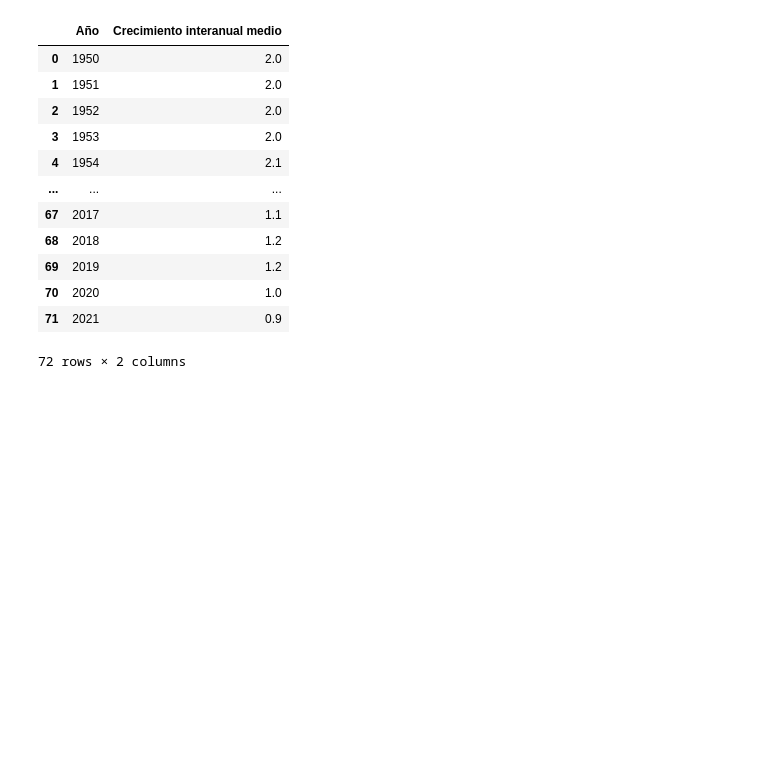
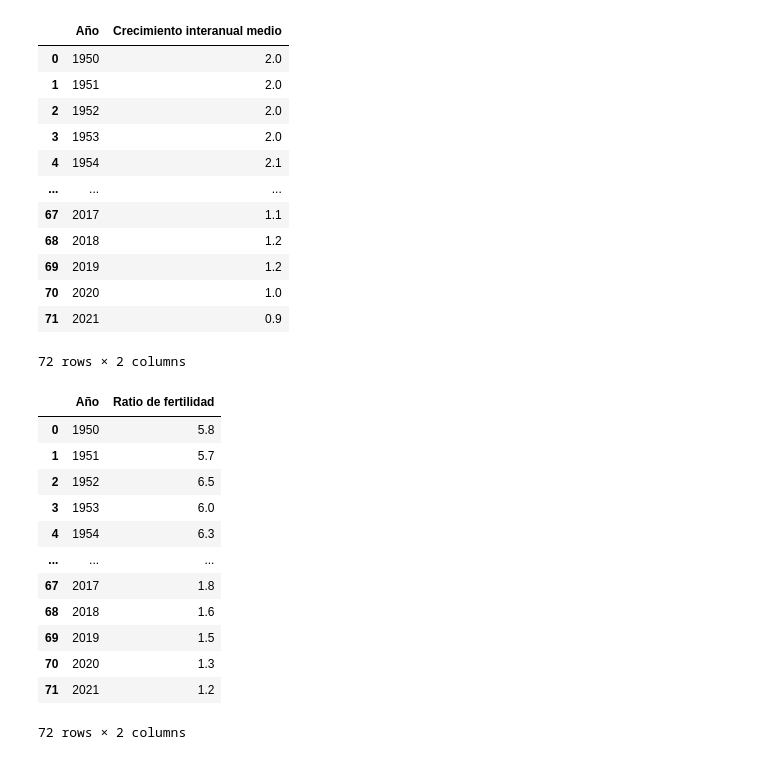
Before and after one commit to appeceix/China_population_EDA, a Jupyter notebook: main.ipynb, the cells around one changed output. Saved outputs shown, nothing was run; the diff lists cells and outputs as text; code cells hidden in the pictures; blank space fills up the shorter version.

Commit message:
Adding fertility and growing comparison

```diff
--- a/main.ipynb
+++ b/main.ipynb
@@ -149,3 +150,32 @@ fig_control_natalidad.add_annotation(x=1980, y=df_var_interanual_china.loc[df_va
                     text="Hijo único",
                     showarrow=True, arrowhead=5)
 fig_control_natalidad.show()
+# %%
+# Ahora empezaremos a trabajar con otro conjunto de datos centrado en el ratio de fertilidad.
+path_global_fertility = "./Data/fertility-rate.csv"
+df_global_fertility = pd.read_csv(path_global_fertility)
+df_global_fertility = df_global_fertility[["Country name", "Year", "Fertility rate: children per woman"]]
+df_global_fertility = df_global_fertility.rename(
+    columns={"Year": "Año", "Fertility rate: children per woman": "Ratio de fertilidad"}
+    )
+# df_global_fertility
+# %%
+# Filtramos el dataset previo para obtener los datos de China.
+
+df_china_fertility = df_global_fertility[df_global_fertility["Country name"] == "China"].reset_index()
+df_china_fertility = df_china_fertility[["Año", "Ratio de fertilidad"]]
+df_china_fertility
+# %% [output]
+|  | Año | Ratio de fertilidad |
+| 0 | 1950 | 5.8 |
+| 1 | 1951 | 5.7 |
+| 2 | 1952 | 6.5 |
+| 3 | 1953 | 6.0 |
+| 4 | 1954 | 6.3 |
+| ... | ... | ... |
+| 67 | 2017 | 1.8 |
+| 68 | 2018 | 1.6 |
+| 69 | 2019 | 1.5 |
+| 70 | 2020 | 1.3 |
+| 71 | 2021 | 1.2 |
+72 rows × 2 columns
```
Also changed, not shown: parts of 3 cells of this notebook.
